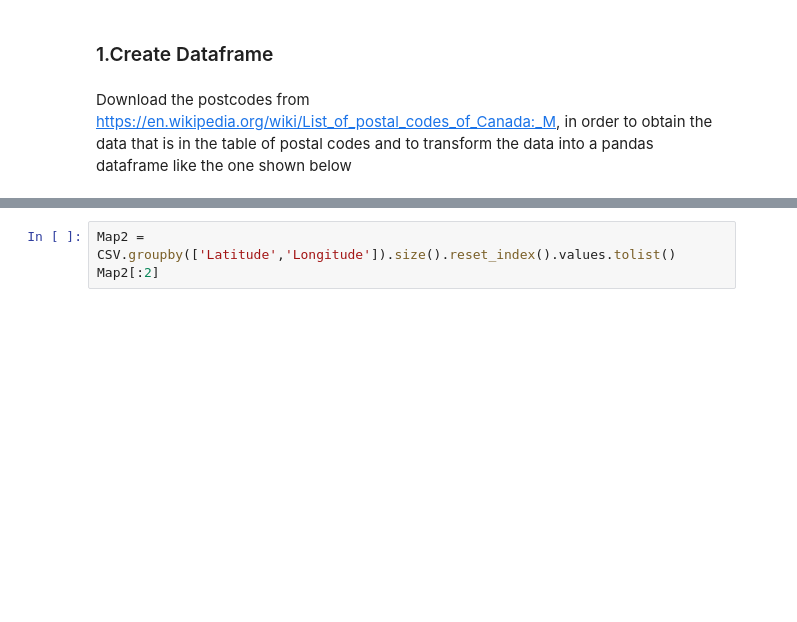
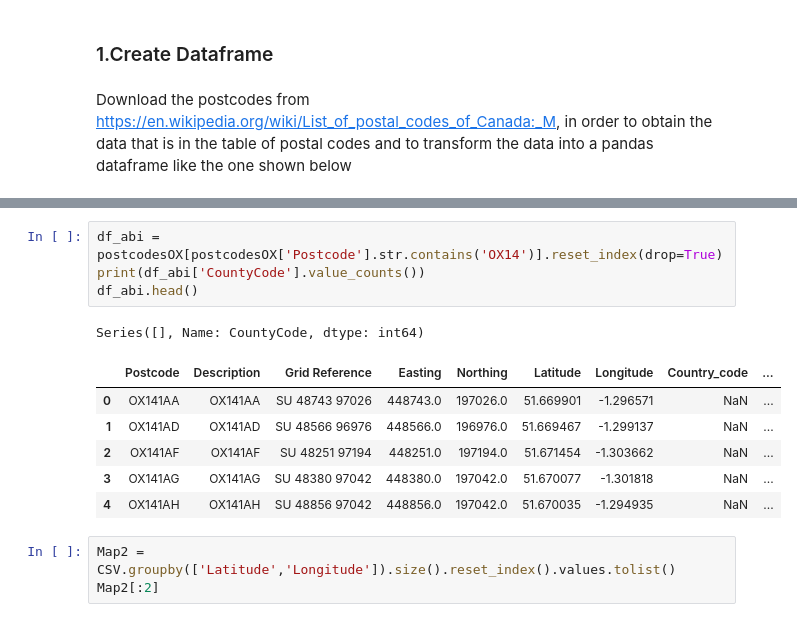
Before and after one commit to zbita/Coursera_Capstone, a Jupyter notebook: CrimeOxfordV03.ipynb, the cells around one changed output, grey strips where cells are left out. Saved outputs shown, nothing was run; the diff lists cells and outputs as text; blank space fills up the shorter version.

```diff
--- a/CrimeOxfordV03.ipynb
+++ b/CrimeOxfordV03.ipynb
@@ -88,3 +85,15 @@ df.head()
+# %%
+df_abi = postcodesOX[postcodesOX['Postcode'].str.contains('OX14')].reset_index(drop=True)
+print(df_abi['CountyCode'].value_counts())
+df_abi.head()
+# %% [output]
+Series([], Name: CountyCode, dtype: int64)
+|  | Postcode | Description | Grid Reference | Easting | Northing | Latitude | Longitude | Country_code | ... |
+| 0 | OX141AA | OX141AA | SU 48743 97026 | 448743.0 | 197026.0 | 51.669901 | -1.296571 | NaN | ... |
+| 1 | OX141AD | OX141AD | SU 48566 96976 | 448566.0 | 196976.0 | 51.669467 | -1.299137 | NaN | ... |
+| 2 | OX141AF | OX141AF | SU 48251 97194 | 448251.0 | 197194.0 | 51.671454 | -1.303662 | NaN | ... |
+| 3 | OX141AG | OX141AG | SU 48380 97042 | 448380.0 | 197042.0 | 51.670077 | -1.301818 | NaN | ... |
+| 4 | OX141AH | OX141AH | SU 48856 97042 | 448856.0 | 197042.0 | 51.670035 | -1.294935 | NaN | ... |
 # %%
 Map2 = CSV.groupby(['Latitude','Longitude']).size().reset_index().values.tolist()
 Map2[:2]
```
Also changed, not shown: parts of 4 cells of this notebook, 1 other file.
